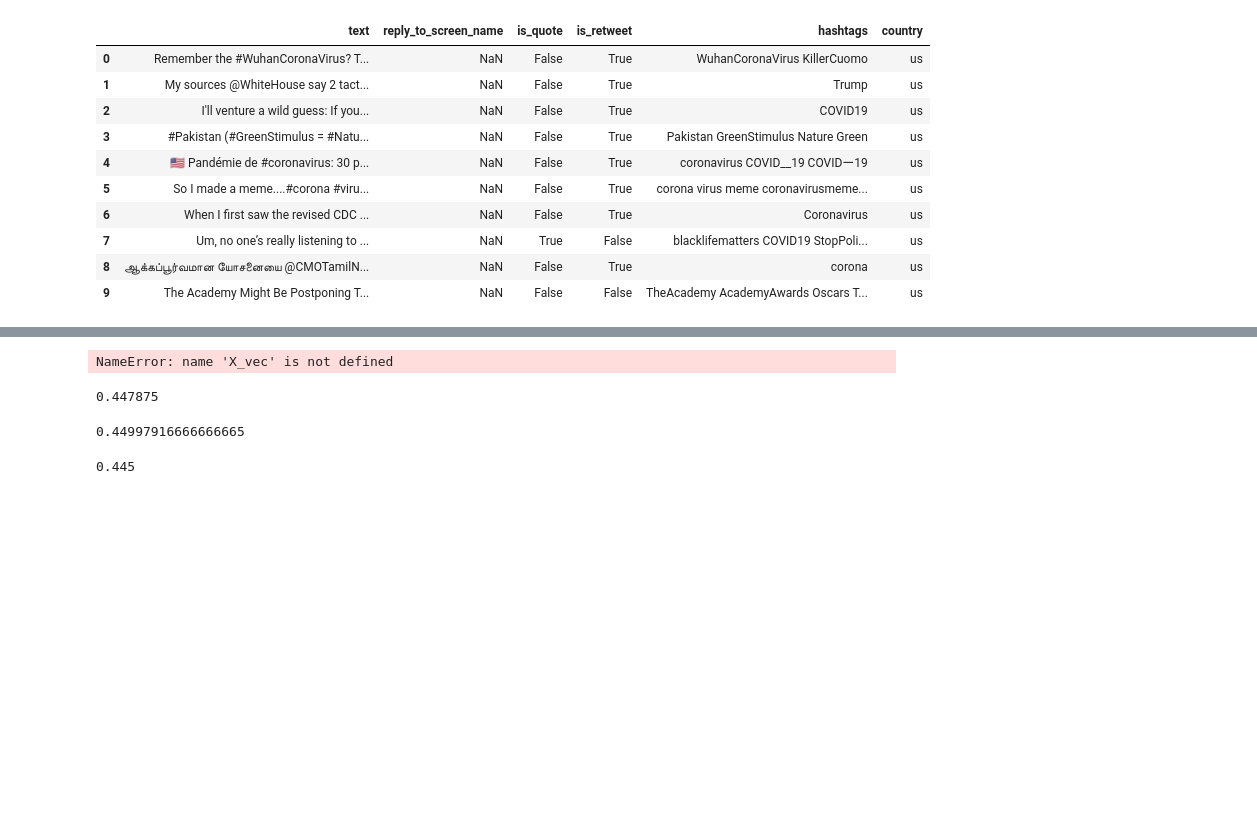
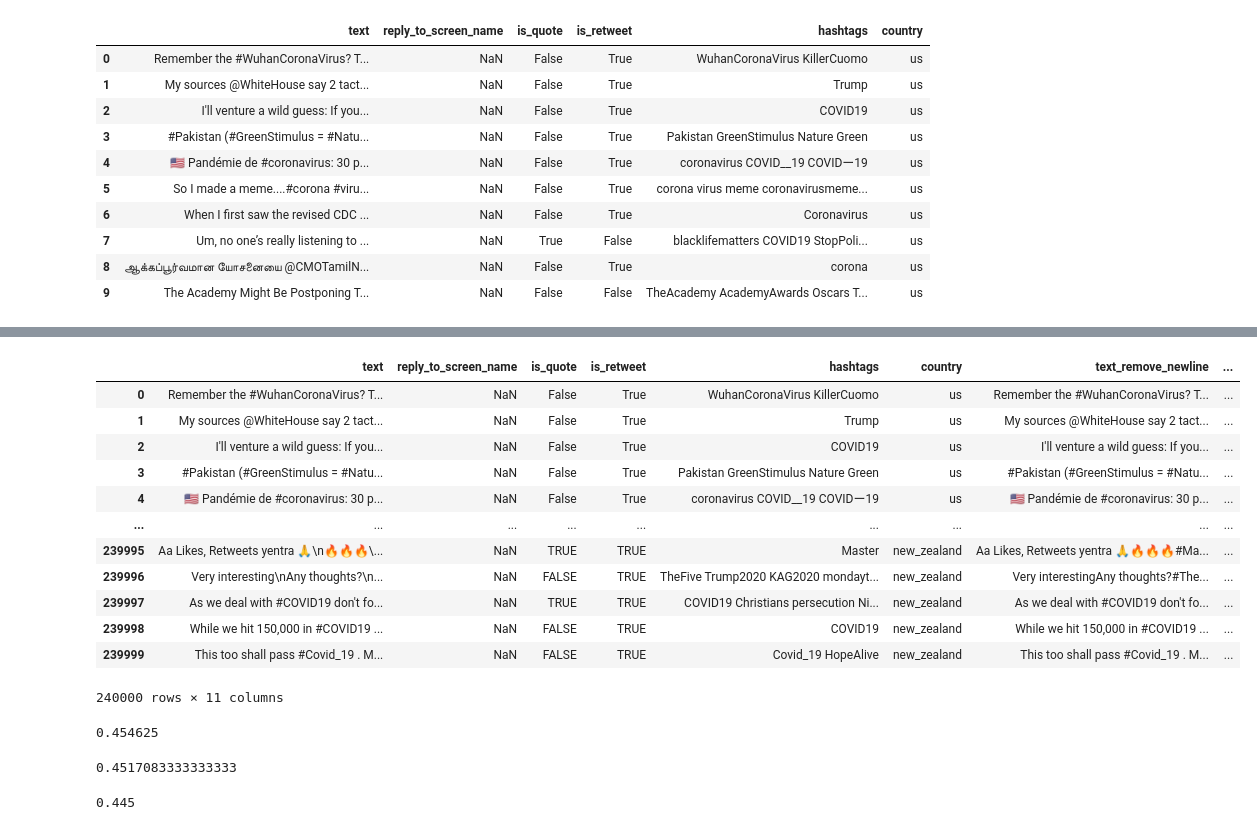
Before and after one commit to mnovovil/CountryClassificationOfCovidTweetsNLP, a Jupyter notebook: code.ipynb, the cells around one changed output, grey strips where cells are left out. Cells and saved outputs as stored; diff of their text form; code cells hidden in the pictures; blank space fills up the shorter version.

```diff
--- a/code.ipynb
+++ b/code.ipynb
@@ -85,3 +151,0 @@ for i in tqdm(range(len(training_df))):
-# %%
-#translate emoji to words
-training_df['text_full_url'] = training_df['text_full_url'].apply(lambda x: emoji.demojize(x, delimiters = (" ", " ")))
@@ -92,0 +157,21 @@ X_vec = tfidf.fit_transform(training_df['text_full_url'])
+# %%
+training_df['text_remove_newline'] = training_df['text'].apply(lambda x: x.replace("\n", ""))
+training_df['text_demojize'] = training_df['text_remove_newline'].apply(lambda x: emoji.demojize(x, delimiters=(" ", " ")))
+training_df['remove_@'] = training_df['text_demojize'].apply(lambda x: x.replace("@", ""))
+training_df['cleaned_text'] = training_df['remove_@'].apply(lambda x: re.sub(r' +', ' ', x))
+# %%
+training_df
+# %% [output]
+|  | text | reply_to_screen_name | is_quote | is_retweet | hashtags | country | text_remove_newline | ... |
+| 0 | Remember the #WuhanCoronaVirus? T... | NaN | False | True | WuhanCoronaVirus KillerCuomo | us | Remember the #WuhanCoronaVirus? T... | ... |
+| 1 | My sources @WhiteHouse say 2 tact... | NaN | False | True | Trump | us | My sources @WhiteHouse say 2 tact... | ... |
+| 2 | I'll venture a wild guess: If you... | NaN | False | True | COVID19 | us | I'll venture a wild guess: If you... | ... |
+| 3 | #Pakistan (#GreenStimulus = #Natu... | NaN | False | True | Pakistan GreenStimulus Nature Green | us | #Pakistan (#GreenStimulus = #Natu... | ... |
+| 4 | 🇺🇸 Pandémie de #coronavirus: 30 p... | NaN | False | True | coronavirus COVID__19 COVIDー19 | us | 🇺🇸 Pandémie de #coronavirus: 30 p... | ... |
+| ... | ... | ... | ... | ... | ... | ... | ... | ... |
+| 239995 | Aa Likes, Retweets yentra 🙏\n🔥🔥🔥\... | NaN | TRUE | TRUE | Mastеr | new_zealand | Aa Likes, Retweets yentra 🙏🔥🔥🔥#Ma... | ... |
+| 239996 | Very interesting\nAny thoughts?\n... | NaN | FALSE | TRUE | TheFive Trump2020 KAG2020 mondayt... | new_zealand | Very interestingAny thoughts?#The... | ... |
+| 239997 | As we deal with #COVID19 don't fo... | NaN | TRUE | TRUE | COVID19 Christians persecution Ni... | new_zealand | As we deal with #COVID19 don't fo... | ... |
+| 239998 | While we hit 150,000 in #COVID19 ... | NaN | FALSE | TRUE | COVID19 | new_zealand | While we hit 150,000 in #COVID19 ... | ... |
+| 239999 | This too shall pass #Covid_19 . M... | NaN | FALSE | TRUE | Covid_19 HopeAlive | new_zealand | This too shall pass #Covid_19 . M... | ... |
+240000 rows × 11 columns
@@ -93,25 +181,35 @@ X_vec = tfidf.fit_transform(training_df['text_full_url'])
 # %%
-X_train, X_test, y_train, y_test = train_test_split(X_vec,y,test_size=0.2, random_state = 0)
+X_train, X_test, y_train, y_test = train_test_split(X,y,test_size=0.2, random_state = 0)
-# %% [output]
-NameError: name 'X_vec' is not defined
 # %%
 from sklearn.naive_bayes import MultinomialNB
 
-nb = MultinomialNB()
-nb.fit(X_train, y_train)
+nb_pipeline = Pipeline([
+  ("tf-idf", TfidfVectorizer(sublinear_tf = True,
+  							stop_words = 'english',
+							ngram_range = (1,2)
+							)),
+  ("nb", MultinomialNB())
+])
+nb_pipeline.fit(X_train, y_train)
 
-y_pred = nb.predict(X_test)
+y_pred = nb_pipeline.predict(X_test)
 print(accuracy_score(y_test, y_pred))
 # %% [output]
-0.447875
+0.454625
 # %%
 from sklearn.svm import LinearSVC
 
-svm = LinearSVC()
-svm.fit(X_train, y_train)
+svc_pipeline = Pipeline([
+  ("tf-idf", TfidfVectorizer(sublinear_tf = True,
+  							stop_words = 'english',
+							ngram_range = (1,2)
+							)),
+  ("svc", LinearSVC())
+])
+svc_pipeline.fit(X=X_train, y=y_train)
 
-y_pred = svm.predict(X_test)
+y_pred = svc_pipeline.predict(X_test)
 print(accuracy_score(y_test, y_pred))
 # %% [output]
-0.44997916666666665
+0.4517083333333333
 # %%
```
Also changed, not shown: parts of 18 cells of this notebook.
